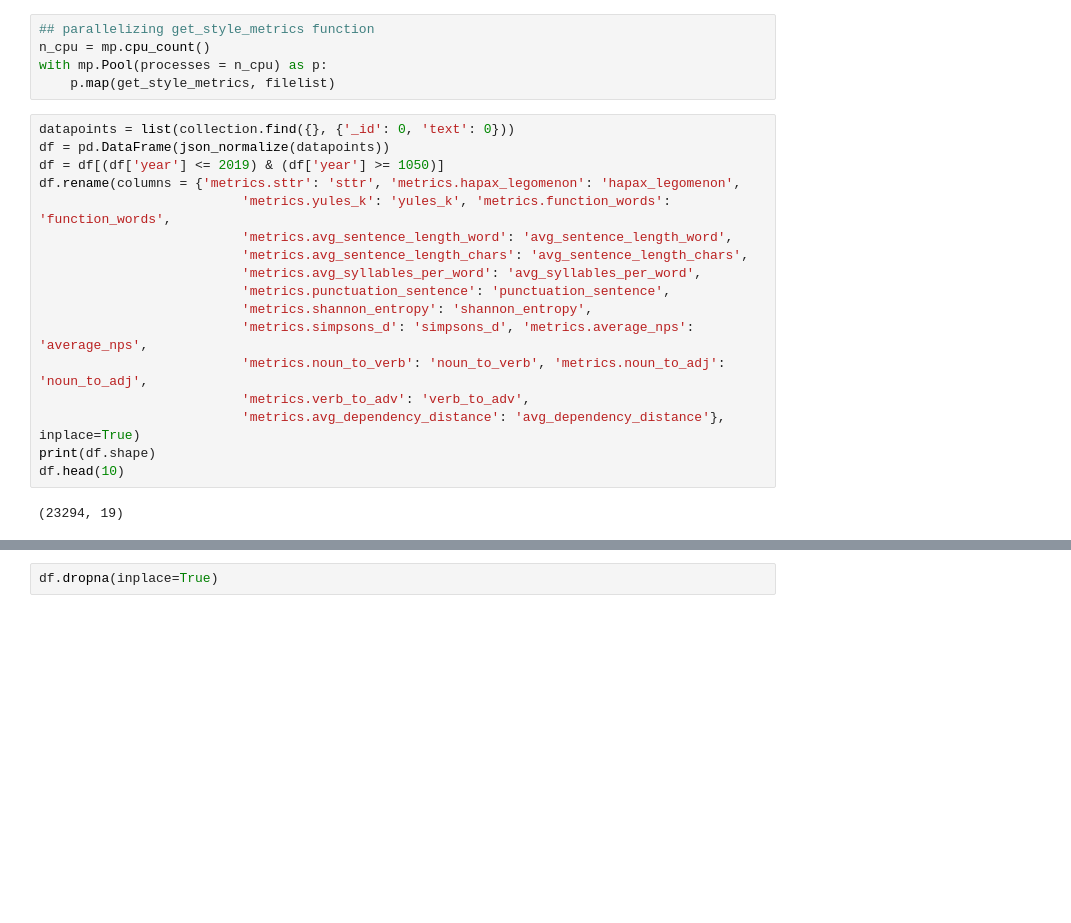
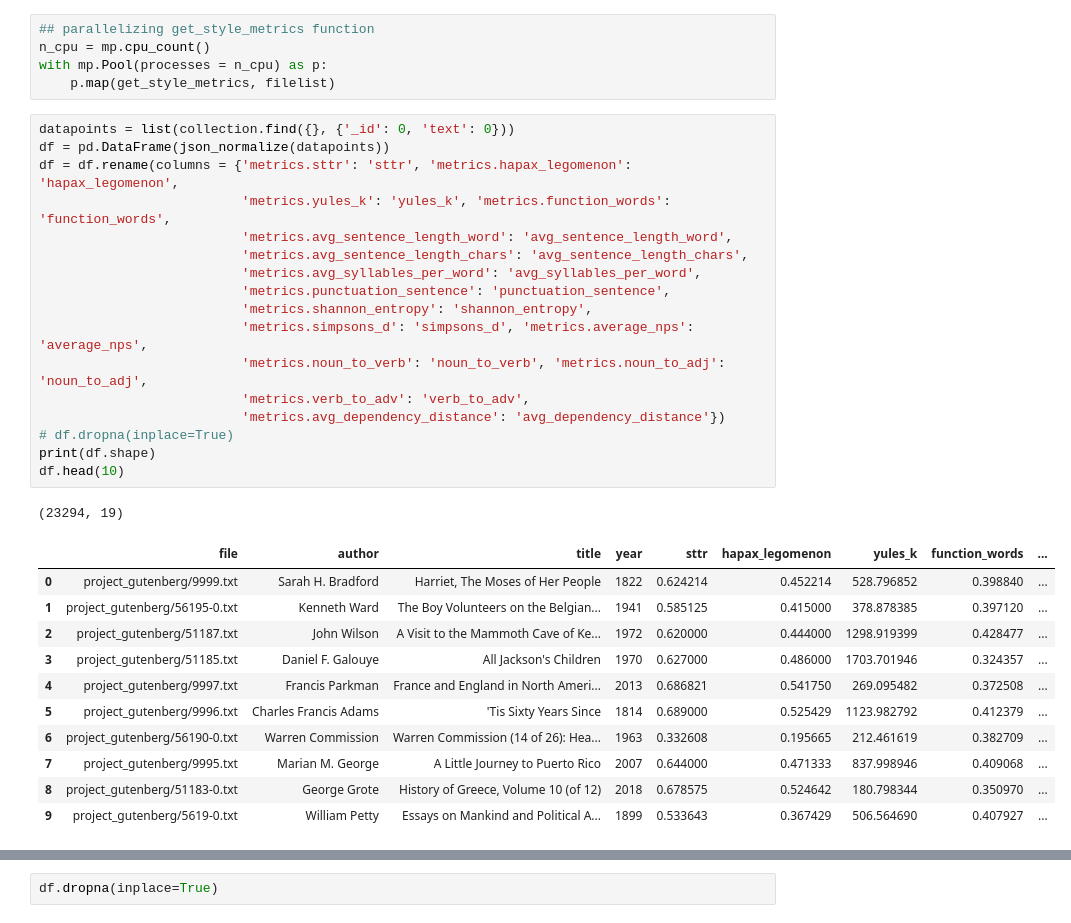
Before and after one commit to michaeleby1/stylometric-analysis-project-gutenberg, a Jupyter notebook: feature_engineering.ipynb, the cells around one changed output, grey strips where cells are left out. Saved outputs shown, nothing was run; the diff lists cells and outputs as text; blank space fills up the shorter version.

```diff
--- a/feature_engineering.ipynb
+++ b/feature_engineering.ipynb
@@ -138,22 +139,33 @@ with mp.Pool(processes = n_cpu) as p:
 # %%
 datapoints = list(collection.find({}, {'_id': 0, 'text': 0}))
 df = pd.DataFrame(json_normalize(datapoints))
-df = df[(df['year'] <= 2019) & (df['year'] >= 1050)]
-df.rename(columns = {'metrics.sttr': 'sttr', 'metrics.hapax_legomenon': 'hapax_legomenon',
+df = df.rename(columns = {'metrics.sttr': 'sttr', 'metrics.hapax_legomenon': 'hapax_legomenon',
                           'metrics.yules_k': 'yules_k', 'metrics.function_words': 'function_words',
                           'metrics.avg_sentence_length_word': 'avg_sentence_length_word',
                           'metrics.avg_sentence_length_chars': 'avg_sentence_length_chars',
                           'metrics.avg_syllables_per_word': 'avg_syllables_per_word',
                           'metrics.punctuation_sentence': 'punctuation_sentence',
                           'metrics.shannon_entropy': 'shannon_entropy',
                           'metrics.simpsons_d': 'simpsons_d', 'metrics.average_nps': 'average_nps',
                           'metrics.noun_to_verb': 'noun_to_verb', 'metrics.noun_to_adj': 'noun_to_adj',
                           'metrics.verb_to_adv': 'verb_to_adv',
-                          'metrics.avg_dependency_distance': 'avg_dependency_distance'}, inplace=True)
+                          'metrics.avg_dependency_distance': 'avg_dependency_distance'})
+# df.dropna(inplace=True)
 print(df.shape)
 df.head(10)
 # %% [output]
 (23294, 19)
+|  | file | author | title | year | sttr | hapax_legomenon | yules_k | function_words | ... |
+| 0 | project_gutenberg/9999.txt | Sarah H. Bradford | Harriet, The Moses of Her People | 1822 | 0.624214 | 0.452214 | 528.796852 | 0.398840 | ... |
+| 1 | project_gutenberg/56195-0.txt | Kenneth Ward | The Boy Volunteers on the Belgian... | 1941 | 0.585125 | 0.415000 | 378.878385 | 0.397120 | ... |
+| 2 | project_gutenberg/51187.txt | John Wilson | A Visit to the Mammoth Cave of Ke... | 1972 | 0.620000 | 0.444000 | 1298.919399 | 0.428477 | ... |
+| 3 | project_gutenberg/51185.txt | Daniel F. Galouye | All Jackson's Children | 1970 | 0.627000 | 0.486000 | 1703.701946 | 0.324357 | ... |
+| 4 | project_gutenberg/9997.txt | Francis Parkman | France and England in North Ameri... | 2013 | 0.686821 | 0.541750 | 269.095482 | 0.372508 | ... |
+| 5 | project_gutenberg/9996.txt | Charles Francis Adams | 'Tis Sixty Years Since | 1814 | 0.689000 | 0.525429 | 1123.982792 | 0.412379 | ... |
+| 6 | project_gutenberg/56190-0.txt | Warren Commission | Warren Commission (14 of 26): Hea... | 1963 | 0.332608 | 0.195665 | 212.461619 | 0.382709 | ... |
+| 7 | project_gutenberg/9995.txt | Marian M. George | A Little Journey to Puerto Rico | 2007 | 0.644000 | 0.471333 | 837.998946 | 0.409068 | ... |
+| 8 | project_gutenberg/51183-0.txt | George Grote | History of Greece, Volume 10 (of 12) | 2018 | 0.678575 | 0.524642 | 180.798344 | 0.350970 | ... |
+| 9 | project_gutenberg/5619-0.txt | William Petty | Essays on Mankind and Political A... | 1899 | 0.533643 | 0.367429 | 506.564690 | 0.407927 | ... |
 # %%
 df.isnull().sum()
 # %% [output]
```
Also changed, not shown: parts of 2 cells of this notebook, 1 other file.
